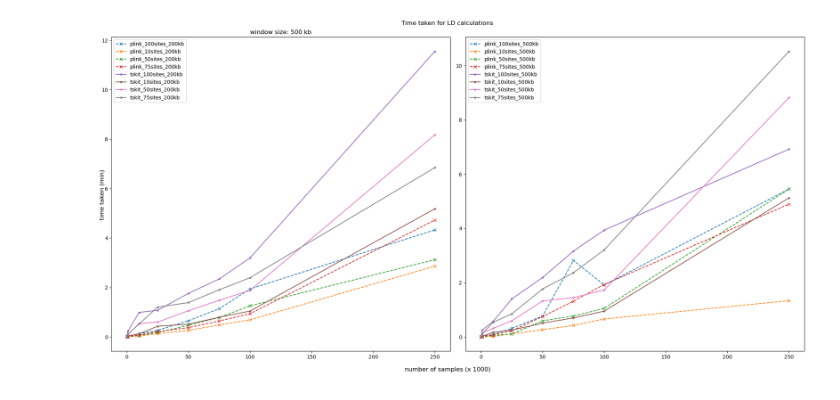
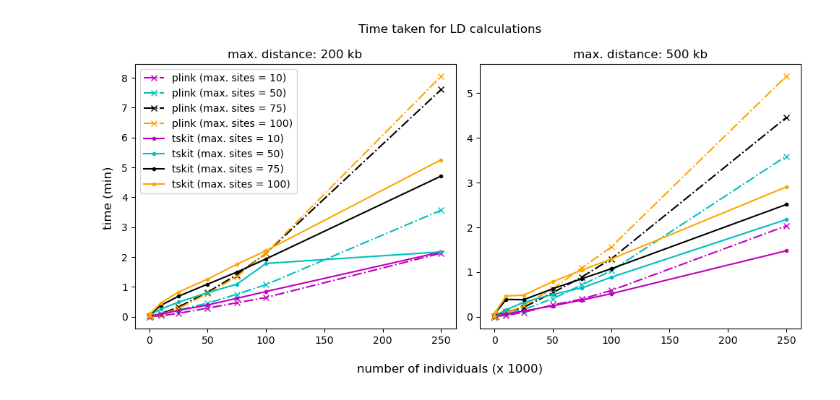
Before and after one commit to savitakartik/tskit-ld-comparisons, a Jupyter notebook: notebooks/compute_time_plots.ipynb, the cells around one changed output. Drawn from its saved outputs; the diff is of its cells as text; code cells hidden in the pictures.

Commit message:
removed backward pass, considered half-closed interval for window size and redid calculations

```diff
--- a/notebooks/compute_time_plots.ipynb
+++ b/notebooks/compute_time_plots.ipynb
@@ -3,10 +3,9 @@ import numpy as np
 import matplotlib.pyplot as plt
 import pandas as pd
 # %%
-df = pd.read_csv("/nfs_home/users/osvk/projects/tskit-ld/logs/compute_times/r2_array_method/compute_times.txt", sep="\t")
-#df = df.loc[df['num_samples'] != 250000] #data not ready yet, so wrong time recorded
+df = pd.read_csv("/nfs_home/users/osvk/projects/tskit-ld/logs/compute_times/r2_array_method/compute_times.csv")
 df = df.loc[df.groupby(['num_samples','method','max_sites','max_kb'])['time_taken_sec'].transform('max').eq(df['time_taken_sec'])].reset_index(drop=True)
-df['params'] = df['method'] + '_' + df['max_sites'].astype(str) + 'sites_' + df['max_kb'].astype(str) + 'kb'
+df['params'] = df['method'] + ' (max. sites = ' + df['max_sites'].astype(str) + ')_' + df['max_kb'].astype(str) + 'kb'
 df = df.drop(columns=['method', 'max_sites', 'max_kb'])
 df = df.pivot(index='num_samples', columns='params', values='time_taken_sec').reset_index()
 df
@@ -24,3 +23,8 @@ df
 # %%
 df200 = df.filter(regex='(num_samples|200kb)')
 df500 = df.filter(regex='(num_samples|500kb)')
+df200.columns = df200.columns.str.replace('_200kb', '')
+df500.columns = df500.columns.str.replace('_500kb', '')
+df200 = df200[['num_samples', 'plink (max. sites = 10)', 'plink (max. sites = 50)', 'plink (max. sites = 75)', 'plink (max. sites = 100)','tskit (max. sites = 10)', 'tskit (max. sites = 50)', 'tskit (max. sites = 75)', 'tskit (max. sites = 100)']]
+df500 = df500[['num_samples', 'plink (max. sites = 10)', 'plink (max. sites = 50)', 'plink (max. sites = 75)', 'plink (max. sites = 100)','tskit (max. sites = 10)', 'tskit (max. sites = 50)', 'tskit (max. sites = 75)', 'tskit (max. sites = 100)']]
+df500
@@ -27,31 +42,34 @@ df500 = df.filter(regex='(num_samples|500kb)')
 # %%
-fig, axes = plt.subplots(nrows=1, ncols=2, figsize=(20, 10))
-for col in df200:
+fig, axes = plt.subplots(nrows=1, ncols=2, figsize=(10, 5))
+colours = ['m', 'c', 'k', 'orange', 'm', 'c', 'k', 'orange']
+for i,col in enumerate(df200):
     if col != "num_samples":
+        i=i-1
         if 'plink' in col:
-            linestyle='dashed'
+            linestyle='-.'
             marker='x'
         if 'tskit' in col:
             linestyle='solid'
             marker='.'
-        axes[0].plot(df200['num_samples']/1_000,df200[col]/60,label=col, marker=marker,linestyle=linestyle)
-for col in df500:
+        axes[0].plot(df200['num_samples']/1_000,df200[col]/60,label=col, marker=marker,linestyle=linestyle, c=colours[i])
+for j,col in enumerate(df500):
     if col != "num_samples":
+        j=j-1
         if 'plink' in col:
-            linestyle='dashed'
+            linestyle='-.'
             marker='x'
         if 'tskit' in col:
             linestyle='solid'
             marker='.'
-        axes[1].plot(df500['num_samples']/1_000,df500[col]/60,label=col, marker=marker,linestyle=linestyle)
+        axes[1].plot(df500['num_samples']/1_000,df500[col]/60,label=col, marker=marker,linestyle=linestyle, c=colours[j])
 axes[0].legend()
-axes[1].legend()
+#axes[1].legend()
 fig.suptitle("Time taken for LD calculations")
-axes[0].set_title("window size: 200 kb")
-axes[0].set_title("window size: 500 kb")
-fig.supxlabel('number of samples (x 1000)')
-fig.supylabel('time taken (min)')
+axes[0].set_title("max. distance: 200 kb")
+axes[1].set_title("max. distance: 500 kb")
+fig.supxlabel('number of individuals (x 1000)')
+fig.supylabel('time (min)')
 fig.tight_layout()
 plt.show()
 # %% [output]
-[figure, old version]
+[figure, new version]
```
Also changed, not shown: parts of 2 cells of this notebook.
